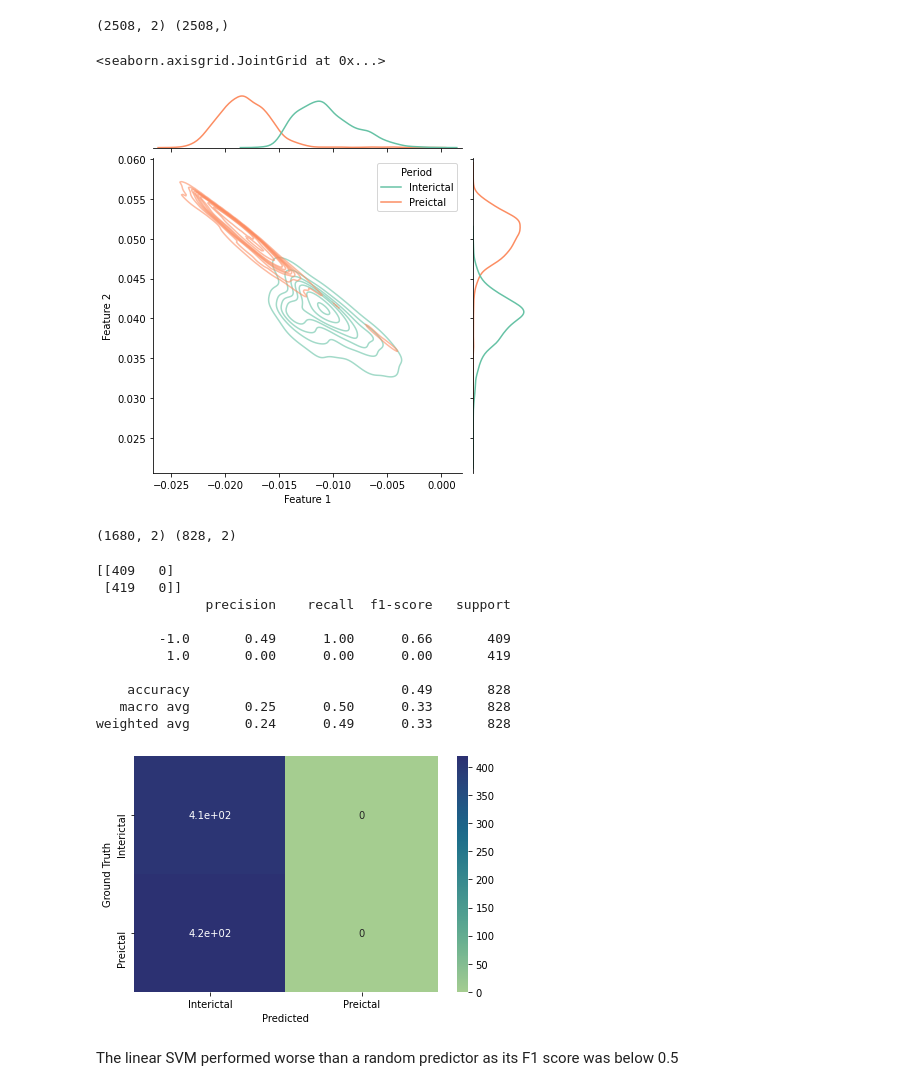
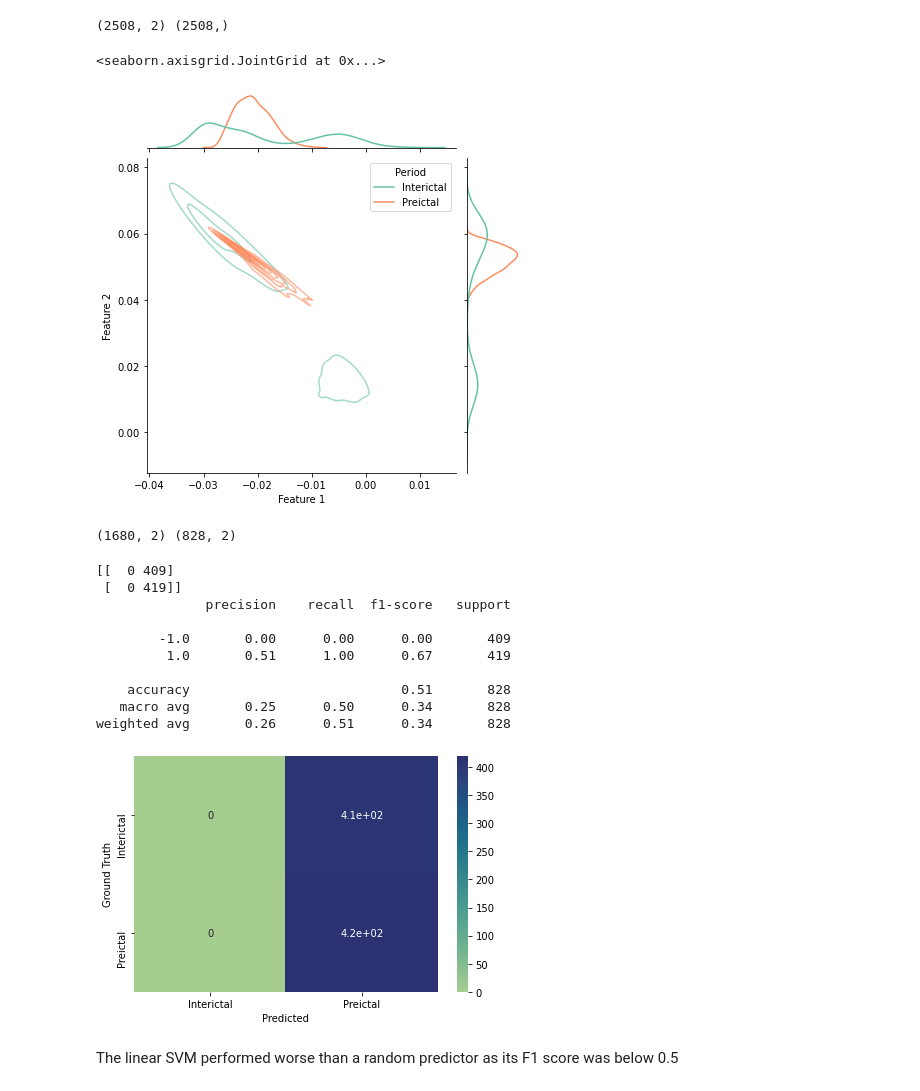
Before and after one commit to samisnotinsane/chbmit-seizure-prediction, a Jupyter notebook: evaluation/chb06_AR_eval.ipynb, the cells around one changed output. Saved outputs shown, nothing was run; the diff lists cells and outputs as text; code cells hidden in the pictures.

```diff
--- a/evaluation/chb06_AR_eval.ipynb
+++ b/evaluation/chb06_AR_eval.ipynb
@@ -15,8 +16,8 @@ cclass_b = 'Preictal'
 interictal_files_training = ['chb06_02_interictal.npy', 'chb06_03_interictal.npy']
 interictal_file_validation = 'chb06_05_interictal.npy'
 
-preictal_files_training = ['chb01_03_preictal.npy', 'chb01_04_preictal.npy']
-preictal_file_validation = 'chb01_15_preictal.npy'
+preictal_files_training = ['chb06_01_8C_preictal.npy', 'chb06_01_GC_preictal.npy']
+preictal_file_validation = 'chb06_01_QO_preictal.npy'
 # %%
 # ARMA parameters
 seed = 42
@@ -112,7 +113,7 @@ palette = sns.color_palette('Set2', n_colors=2)
 sns.jointplot(data=df, x='Feature 1', y='Feature 2', hue='Period', kind='kde', palette=palette, alpha=0.6)
 # %% [output]
 <seaborn.axisgrid.JointGrid at 0x...>
-[figure, old version]
+[figure, new version]
 # %%
 # shuffle and split into TRAIN and VAL sets
 X_train, X_val, y_train, y_val = train_test_split(X, y, test_size=0.33, random_state=42)
@@ -121,33 +122,33 @@ print(X_train.shape, X_val.shape)
 (1680, 2) (828, 2)
 # %%
 # model training
-svc = SVC(kernel='linear', class_weight='balanced')
+svc = SVC(kernel='linear', class_weight={-1:0.1, 1:0.9})
 svc.fit(X_train, y_train)
 
 y_pred = svc.predict(X_val)
 print(confusion_matrix(y_val, y_pred))
 print(classification_report(y_val, y_pred))
 confuse = confusion_matrix(y_val, y_pred)
 
 palette = sns.color_palette('crest', as_cmap=True)
 ax = sns.heatmap(confuse, annot=True, cmap=palette)
 ax.set_xticklabels(["Interictal", "Preictal"])
 ax.set_yticklabels(["Interictal", "Preictal"])
 ax.set_xlabel('Predicted')
 ax.set_ylabel('Ground Truth')
 plt.tight_layout()
 # %% [output]
-[[409   0]
- [419   0]]
+[[  0 409]
+ [  0 419]]
               precision    recall  f1-score   support
 
-        -1.0       0.49      1.00      0.66       409
-         1.0       0.00      0.00      0.00       419
+        -1.0       0.00      0.00      0.00       409
+         1.0       0.51      1.00      0.67       419
 
-    accuracy                           0.49       828
-   macro avg       0.25      0.50      0.33       828
-weighted avg       0.24      0.49      0.33       828
+    accuracy                           0.51       828
+   macro avg       0.25      0.50      0.34       828
+weighted avg       0.26      0.51      0.34       828
-[figure, old version]
+[figure, new version]
 # %% [markdown]
 The linear SVM performed worse than a random predictor as its F1 score was below 0.5
 # %%
```
Also changed, not shown: parts of 4 cells of this notebook, 10 other files.
